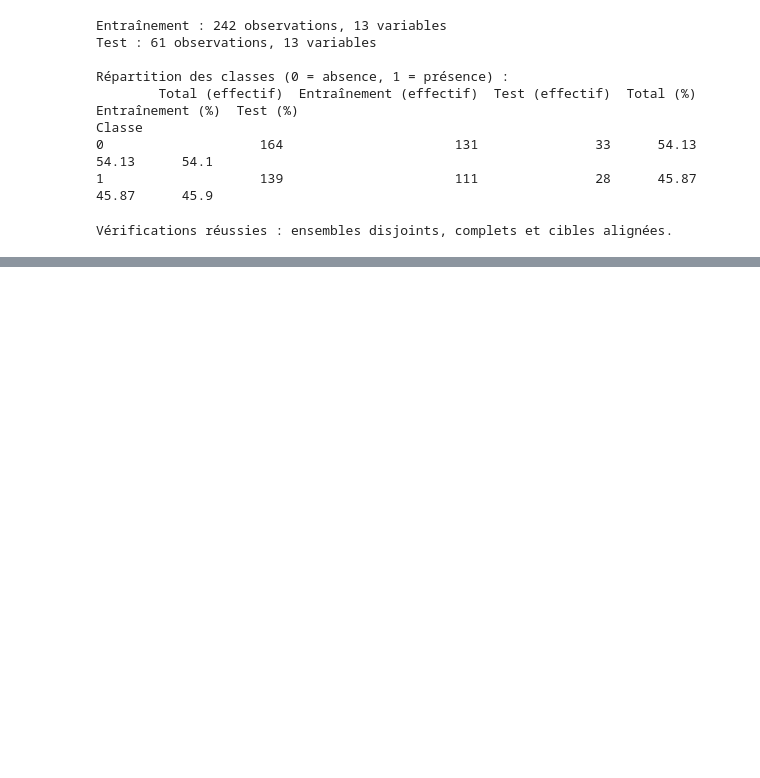
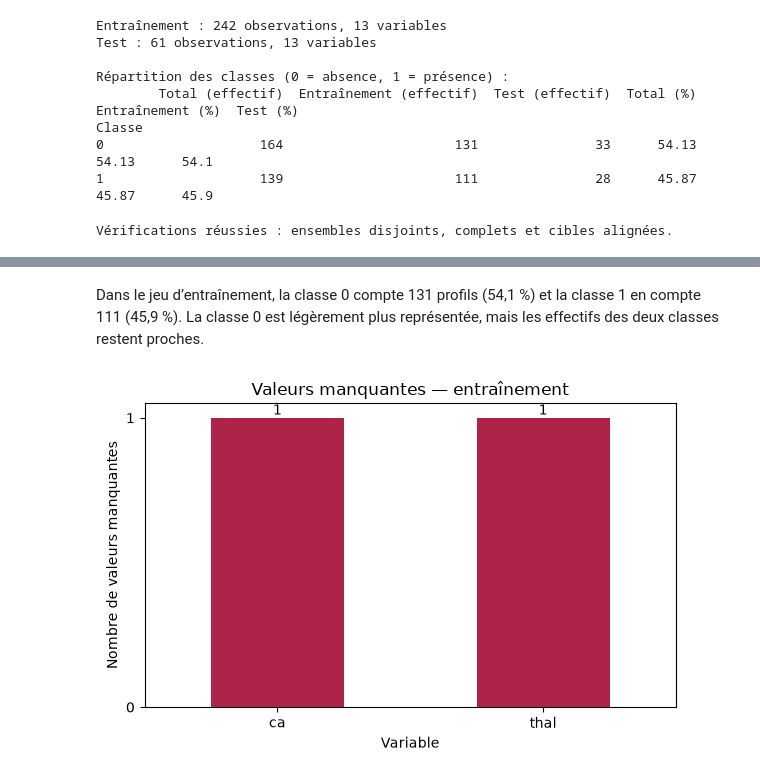
Before and after one commit to CardioScope-AI/CardioScope-DATA-ML, a Jupyter notebook: notebooks/01_eda.ipynb, the cells around one changed output, grey strips where cells are left out. Drawn from its saved outputs; the diff is of its cells as text; code cells hidden in the pictures; blank space fills up the shorter version.

Commit message:
Ajouter l'analyse exploratoire et le dictionnaire des variables

```diff
--- a/notebooks/01_eda.ipynb
+++ b/notebooks/01_eda.ipynb
@@ -149,0 +169,17 @@ Vérifications réussies : ensembles disjoints, complets et cibles alignées.
+# %% [markdown]
+Dans le jeu d’entraînement, la classe 0 compte 131 profils (54,1 %) et la classe 1 en compte 111 (45,9 %). La classe 0 est légèrement plus représentée, mais les effectifs des deux classes restent proches.
+# %%
+valeurs_manquantes = X_train.isna().sum()
+valeurs_manquantes = valeurs_manquantes[valeurs_manquantes > 0]
+
+ax = valeurs_manquantes.plot.bar(color="#AE2449", figsize=(6, 4), rot=0)
+ax.set_title("Valeurs manquantes — entraînement")
+ax.set_xlabel("Variable")
+ax.set_ylabel("Nombre de valeurs manquantes")
+ax.set_yticks(range(0, int(valeurs_manquantes.max()) + 1))
+ax.bar_label(ax.containers[0])
+
+plt.tight_layout()
+plt.show()
+# %% [output]
+[figure, added]
```
Also changed, not shown: parts of 12 cells of this notebook.
